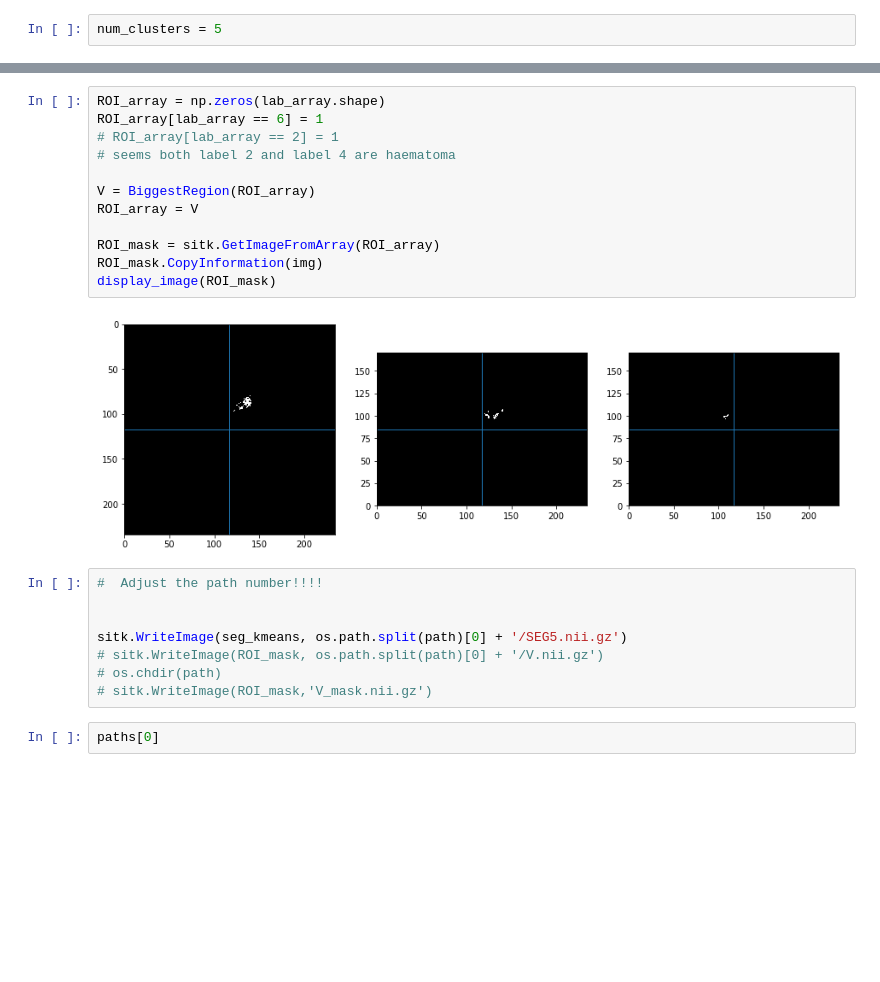
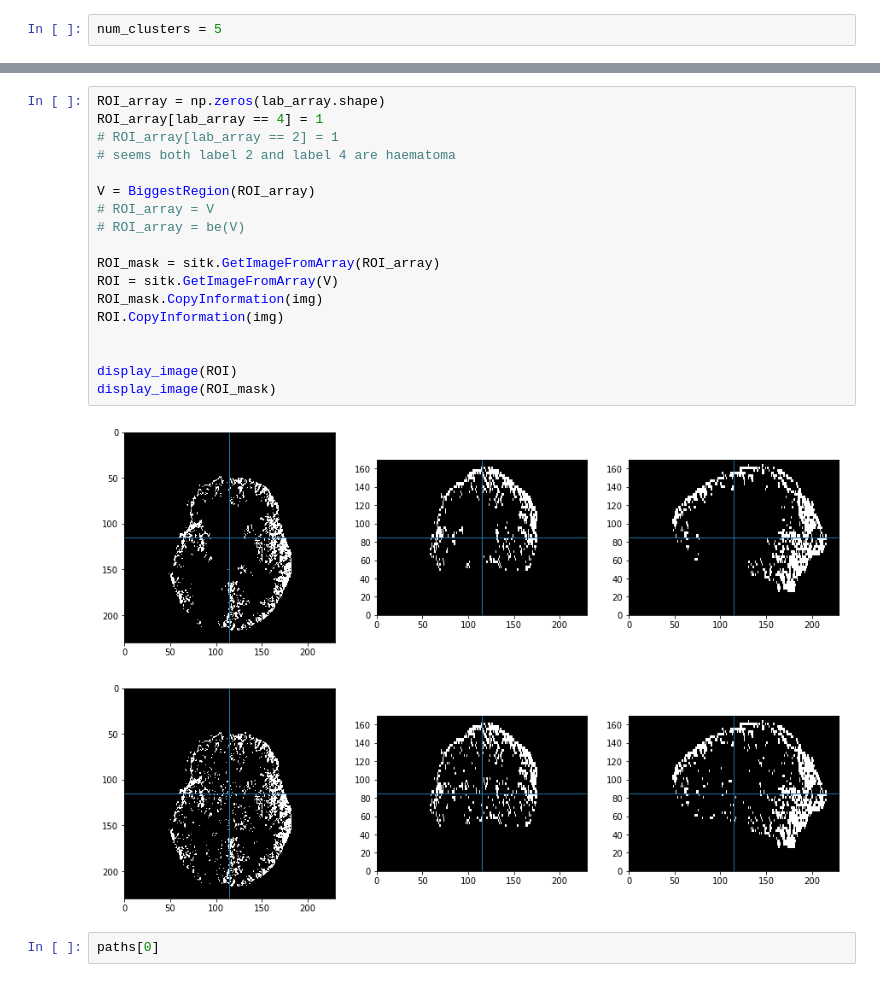
Before and after one commit to fair77637/DC_Imaging, a Jupyter notebook: Clustering_Segmentation.ipynb, the cells around one changed output, grey strips where cells are left out. Cells and saved outputs as stored; diff of their text form; blank space fills up the shorter version.

```diff
--- a/Clustering_Segmentation.ipynb
+++ b/Clustering_Segmentation.ipynb
@@ -274,25 +308,24 @@ display_image(sitk.LabelToRGB(seg_kmeans))
 # %%
 ROI_array = np.zeros(lab_array.shape)
-ROI_array[lab_array == 6] = 1
+ROI_array[lab_array == 4] = 1
 # ROI_array[lab_array == 2] = 1
 # seems both label 2 and label 4 are haematoma
 
 V = BiggestRegion(ROI_array)
-ROI_array = V
+# ROI_array = V
+# ROI_array = be(V)
 
 ROI_mask = sitk.GetImageFromArray(ROI_array)
+ROI = sitk.GetImageFromArray(V)
 ROI_mask.CopyInformation(img)
+ROI.CopyInformation(img)
+
+
+display_image(ROI)
 display_image(ROI_mask)
 # %% [output]
-[figure, old version]
+[figure, new version]
+[figure, added]
-# %%
-#  Adjust the path number!!!!
-
-
-sitk.WriteImage(seg_kmeans, os.path.split(path)[0] + '/SEG5.nii.gz')
-# sitk.WriteImage(ROI_mask, os.path.split(path)[0] + '/V.nii.gz')
-# os.chdir(path)
-# sitk.WriteImage(ROI_mask,'V_mask.nii.gz')
 # %%
 paths[0]
 # %% [output]
```
Also changed, not shown: parts of 12 cells of this notebook, 39 other files.
